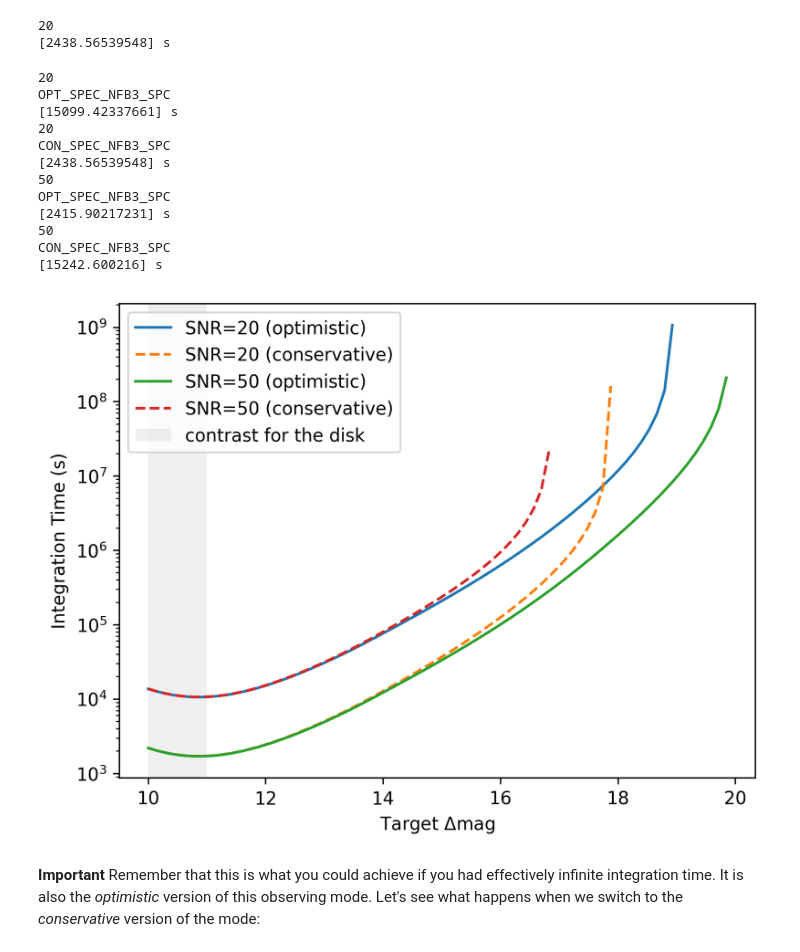
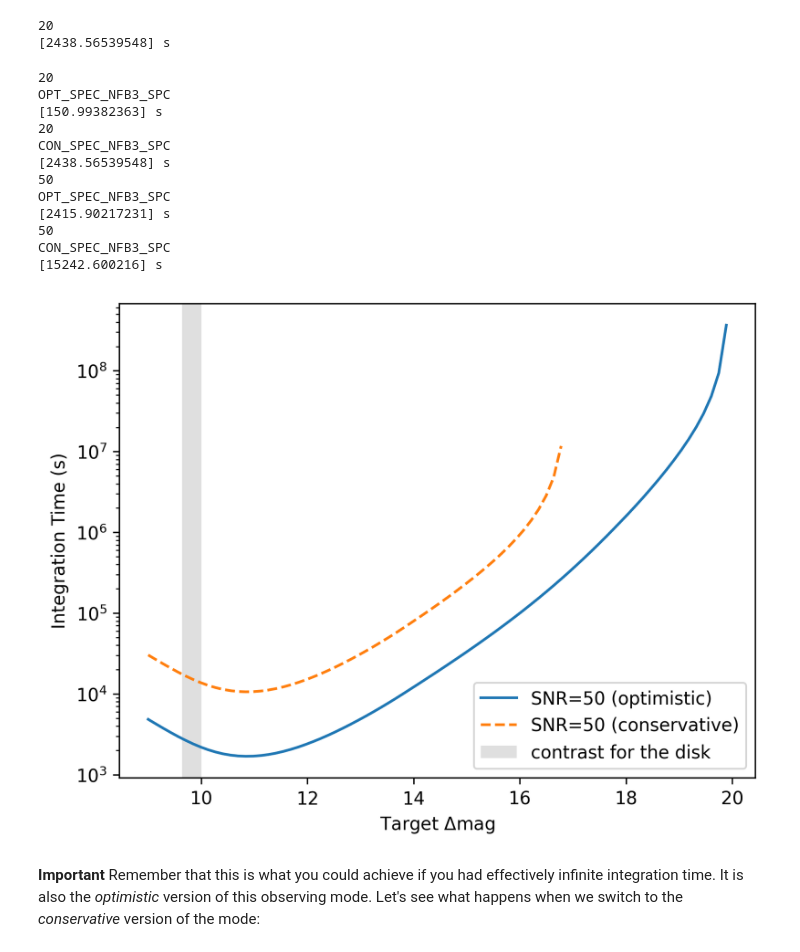
Before and after one commit to ChenXie-astro/corgietc, a Jupyter notebook: Notebooks/01_Anatomy_of_an_Integration_Time_Calculation_HD100453.ipynb, the cells around one changed output. Saved outputs shown, nothing was run; the diff lists cells and outputs as text; code cells hidden in the pictures.

```diff
--- a/Notebooks/01_Anatomy_of_an_Integration_Time_Calculation_HD100453.ipynb
+++ b/Notebooks/01_Anatomy_of_an_Integration_Time_Calculation_HD100453.ipynb
@@ -338,7 +338,7 @@ Requested WA: [0.20390799] arcsec
 20
 [2438.56539548] s
 # %%
-dMags = np.linspace(10, 23, 100)
+dMags = np.linspace(9, 23, 100)
 
 mode["SNR"] = 20
 print(mode["SNR"])
@@ -373,7 +373,7 @@ intTimes_SNR50_CON =  OS.calc_intTime(TL, [sInds]*len(dMags), fZ, JEZ, dMags, WA
 # %% [output]
 20
 OPT_SPEC_NFB3_SPC
-[15099.42337661] s
+[150.99382363] s
 20
 CON_SPEC_NFB3_SPC
 [2438.56539548] s
@@ -383,19 +383,20 @@ OPT_SPEC_NFB3_SPC
 50
 CON_SPEC_NFB3_SPC
 [15242.600216] s
-[figure, removed]
 # %%
 plt.figure(dpi=300)
 # plt.semilogy(dMags, intTimes.to(u.s), label="SNR=5")
-plt.semilogy(dMags, intTimes_SNR20_OPT.to(u.s), '-', label="SNR={0} (optimistic)".format(20))
-plt.semilogy(dMags, intTimes_SNR20_CON.to(u.s), '--', label="SNR={0} (conservative)".format(20))
+# plt.semilogy(dMags, intTimes_SNR20_OPT.to(u.s), '-', label="SNR={0} (optimistic)".format(20))
+# plt.semilogy(dMags, intTimes_SNR20_CON.to(u.s), '--', label="SNR={0} (conservative)".format(20))
 plt.semilogy(dMags, intTimes_SNR50_OPT.to(u.s), '-', label="SNR={0} (optimistic)".format(50))
 plt.semilogy(dMags, intTimes_SNR50_CON.to(u.s), '--', label="SNR={0} (conservative)".format(50))
 ax = plt.gca()
-ax.axvspan(10, 11, alpha=0.12, color='gray', ec=None, label="contrast for the disk")
+ax.axvspan(9.635, 10, alpha=0.25, color='gray', ec=None, label="contrast for the disk")
 plt.xlabel(r"Target $\Delta$mag")
 plt.ylabel(f"Integration Time ({intTimes.to(u.s).unit})")
 plt.legend();
+# %% [output]
+[figure, added]
 # %% [markdown]
 **Important** Remember that this is what you could achieve if you had effectively infinite integration time.  It is also the *optimistic* version of this observing mode.  Let's see what happens when we switch to the *conservative* version of the mode:
 # %%
```
Also changed, not shown: parts of 1 cell of this notebook.
